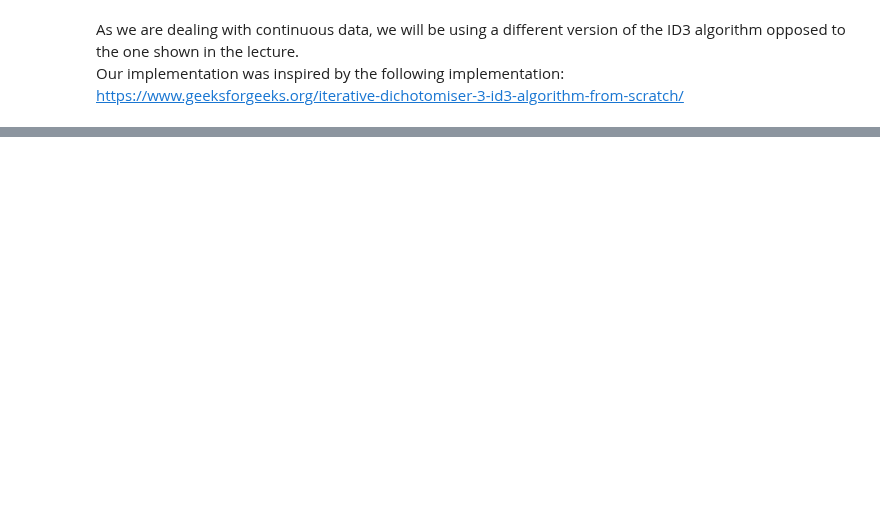
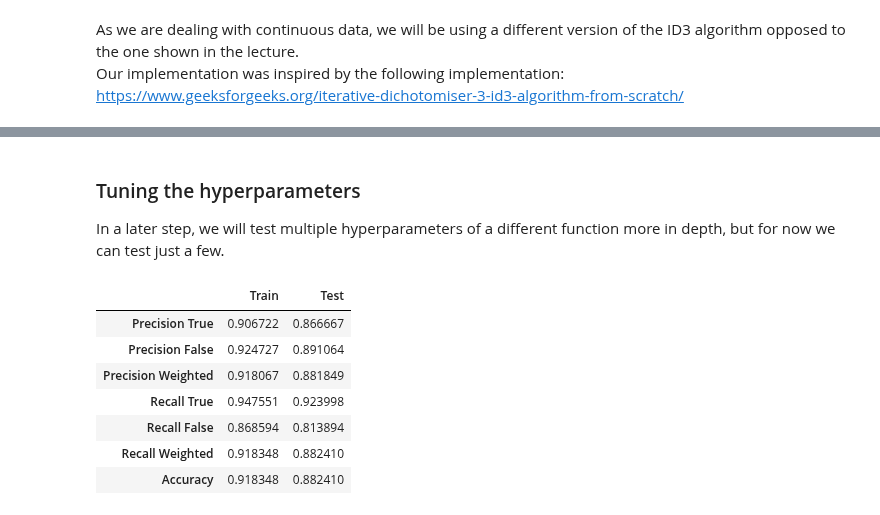
Before and after one commit to MartinH2k3/IAUProject, a Jupyter notebook: Phase3M.ipynb, the cells around one changed output, grey strips where cells are left out. Saved outputs shown, nothing was run; the diff lists cells and outputs as text; code cells hidden in the pictures; blank space fills up the shorter version.

```diff
--- a/Phase3M.ipynb
+++ b/Phase3M.ipynb
@@ -169,0 +254,21 @@ import multiprocessing as mp
+# %% [markdown]
+### Tuning the hyperparameters
+In a later step, we will test multiple hyperparameters of a different function more in depth, but for now we can test just a few.
+# %%
+def test_id3_hyperparameters(max_depth=None, min_samples_split=2, threshold=0):
+    modified_id3 = ID3classifier(max_depth=max_depth, min_samples_split=min_samples_split, threshold=threshold)
+    modified_id3.fit(X_train.values, y_train.values)
+    y_pred = np.array([modified_id3.predict(item) for item in X_test.values])
+    y_pred_train = np.array([modified_id3.predict(item) for item in X_train.values])
+    return show_metrics(y_pred_train, y_pred, y_train, y_test)
+# %%
+test_id3_hyperparameters(max_depth=10)
+# %% [output]
+|  | Train | Test |
+| Precision True | 0.906722 | 0.866667 |
+| Precision False | 0.924727 | 0.891064 |
+| Precision Weighted | 0.918067 | 0.881849 |
+| Recall True | 0.947551 | 0.923998 |
+| Recall False | 0.868594 | 0.813894 |
+| Recall Weighted | 0.918348 | 0.882410 |
+| Accuracy | 0.918348 | 0.882410 |
```
Also changed, not shown: parts of 30 cells of this notebook.
